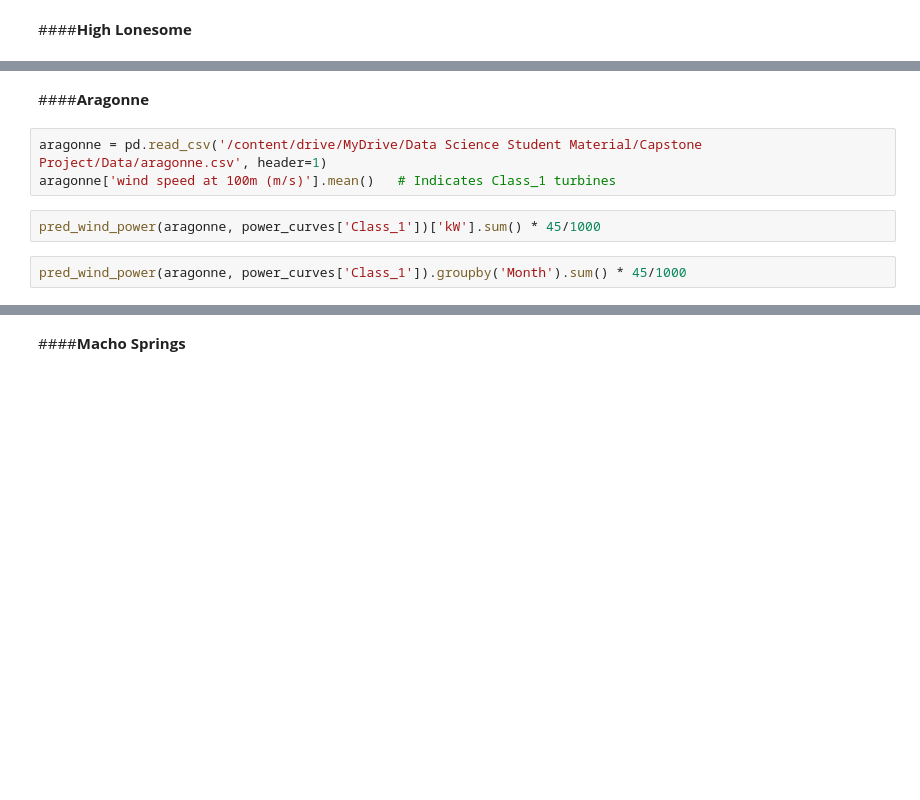
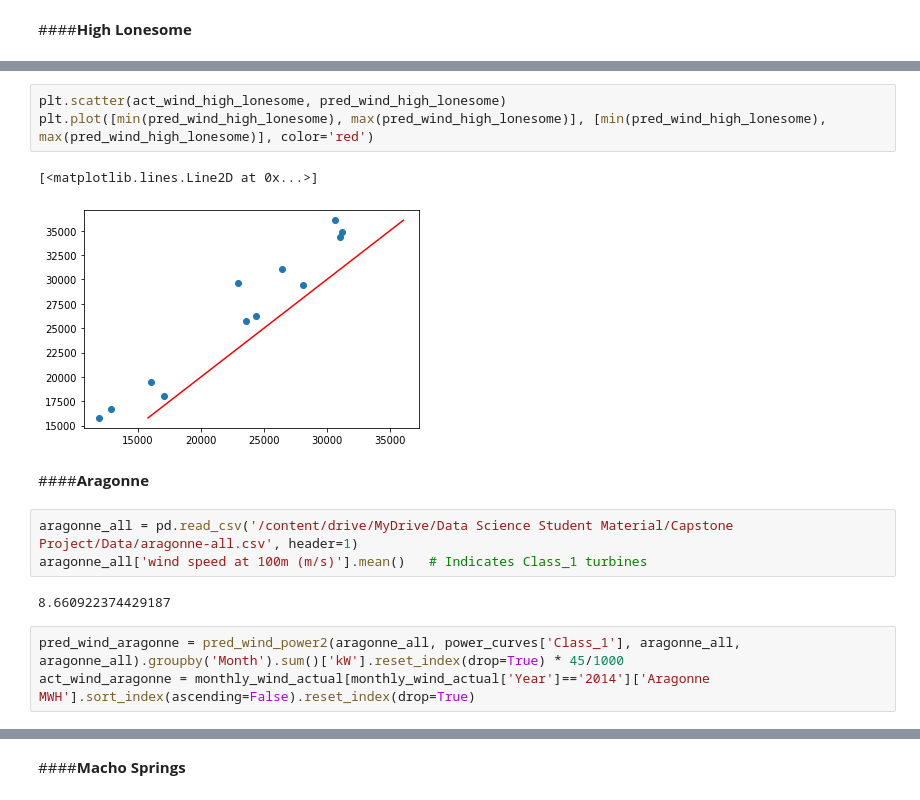
Before and after one commit to kengustafson/DD-DataScience, a Jupyter notebook: Copy_of_Capstone_Project_Cohort_4.ipynb, the cells around one changed output, grey strips where cells are left out. Cells and saved outputs as stored; diff of their text form; blank space fills up the shorter version.

```diff
--- a/Copy_of_Capstone_Project_Cohort_4.ipynb
+++ b/Copy_of_Capstone_Project_Cohort_4.ipynb
@@ -365,9 +337,16 @@ pred_wind_power(high_lonesome, power_curves['Class_2'])['kW'].sum() * 50/1000
+# %%
+plt.scatter(act_wind_high_lonesome, pred_wind_high_lonesome)
+plt.plot([min(pred_wind_high_lonesome), max(pred_wind_high_lonesome)], [min(pred_wind_high_lonesome), max(pred_wind_high_lonesome)], color='red')
+# %% [output]
+[<matplotlib.lines.Line2D at 0x...>]
+[figure, added]
 # %% [markdown]
 ####**Aragonne**
 # %%
-aragonne = pd.read_csv('/content/drive/MyDrive/Data Science Student Material/Capstone Project/Data/aragonne.csv', header=1)
-aragonne['wind speed at 100m (m/s)'].mean()   # Indicates Class_1 turbines
+aragonne_all = pd.read_csv('/content/drive/MyDrive/Data Science Student Material/Capstone Project/Data/aragonne-all.csv', header=1)
+aragonne_all['wind speed at 100m (m/s)'].mean()   # Indicates Class_1 turbines
+# %% [output]
+8.660922374429187
-# %%
-pred_wind_power(aragonne, power_curves['Class_1'])['kW'].sum() * 45/1000
-# %%
-pred_wind_power(aragonne, power_curves['Class_1']).groupby('Month').sum() * 45/1000
+# %%
+pred_wind_aragonne = pred_wind_power2(aragonne_all, power_curves['Class_1'], aragonne_all, aragonne_all).groupby('Month').sum()['kW'].reset_index(drop=True) * 45/1000
+act_wind_aragonne = monthly_wind_actual[monthly_wind_actual['Year']=='2014']['Aragonne MWH'].sort_index(ascending=False).reset_index(drop=True)
```
Also changed, not shown: parts of 92 cells of this notebook.
